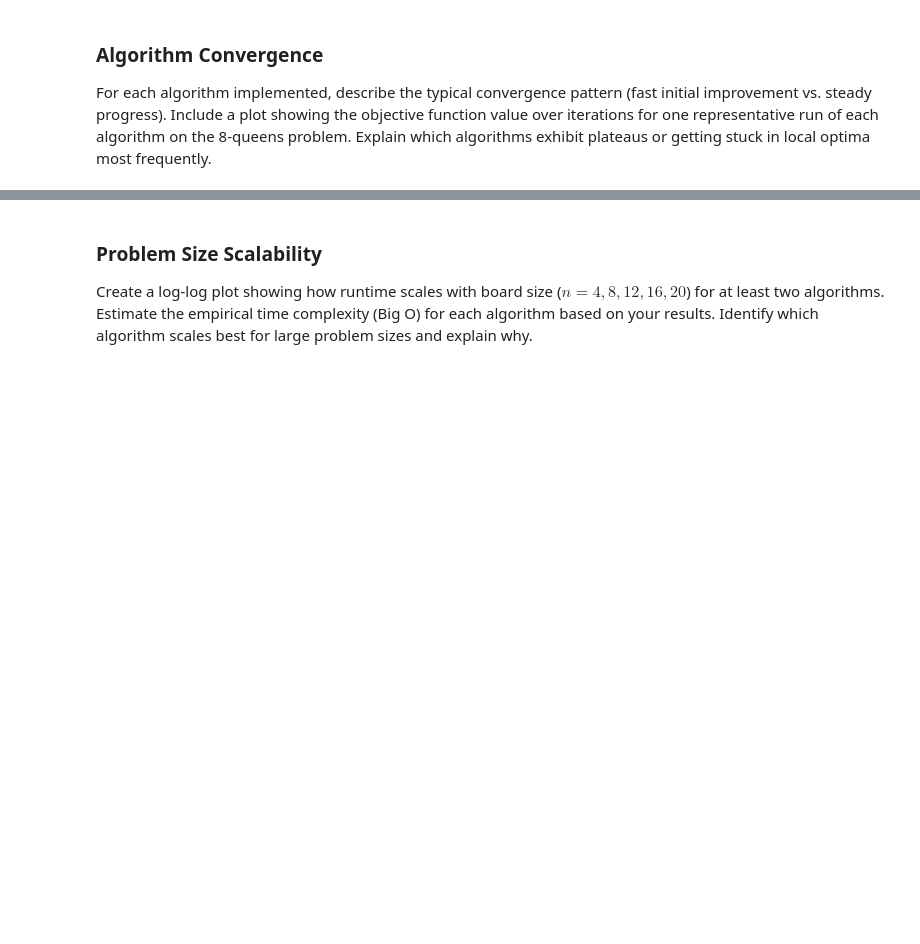
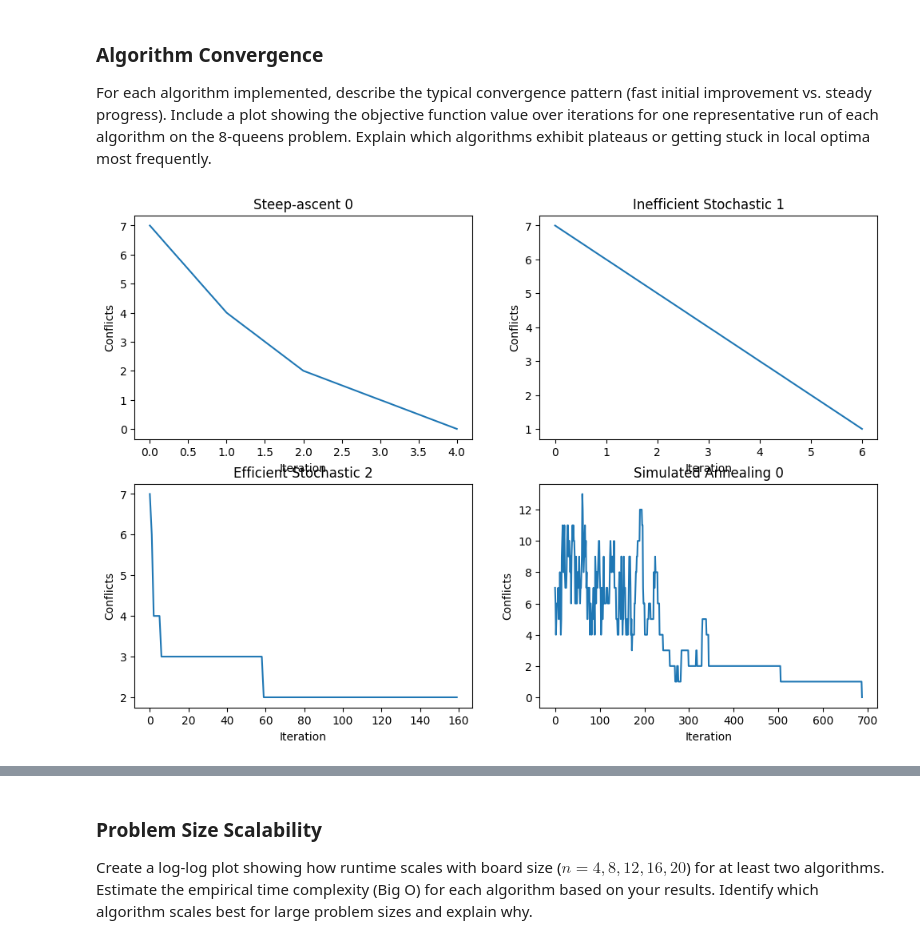
Before and after one commit to Jonestg26/Assignment1, a Jupyter notebook: Local_Search/n_queens.ipynb, the cells around one changed output, grey strips where cells are left out. Cells and saved outputs as stored; diff of their text form; code cells hidden in the pictures; blank space fills up the shorter version.

```diff
--- a/Local_Search/n_queens.ipynb
+++ b/Local_Search/n_queens.ipynb
@@ -484,0 +483,25 @@ Explain which algorithms exhibit plateaus or getting stuck in local optima most
+# %%
+np.random.seed(7)
+board8 = random_board(8)
+
+fig, axes = plt.subplots(2, 2, figsize=(12, 8))
+axes = axes.flatten()
+
+algorithms = [
+    ("Steep-ascent", steepest_ascent, {}),
+    ("Inefficient Stochastic", inefficient_stochastic, {}),
+    ("Efficient Stochastic", efficient_stochastic, {}),
+    ("Simulated Annealing", simulated_annealing, {}),
+]
+
+for ax, (name, algorithm, kwargs) in zip(axes, algorithms):
+  np.random.seed(7)
+  board = random_board(8)
+  _, final_c, history = algorithm(board, **kwargs)
+  ax.plot(history)
+  ax.set_title(f"{name} {final_c}")
+  ax.set_xlabel("Iteration")
+  ax.set_ylabel("Conflicts")
+plt.show()
+# %% [output]
+[figure, added]
```
Also changed, not shown: parts of 6 cells of this notebook.
